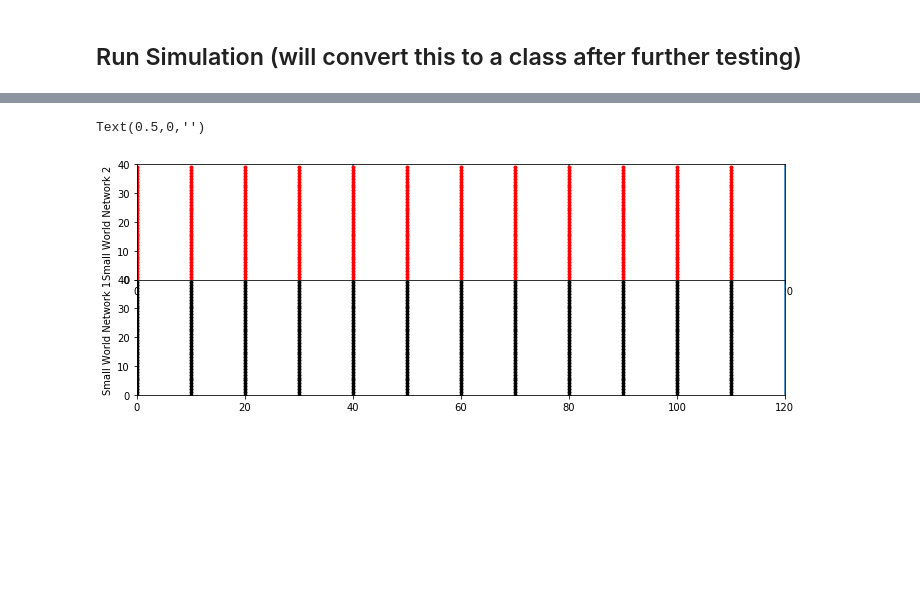
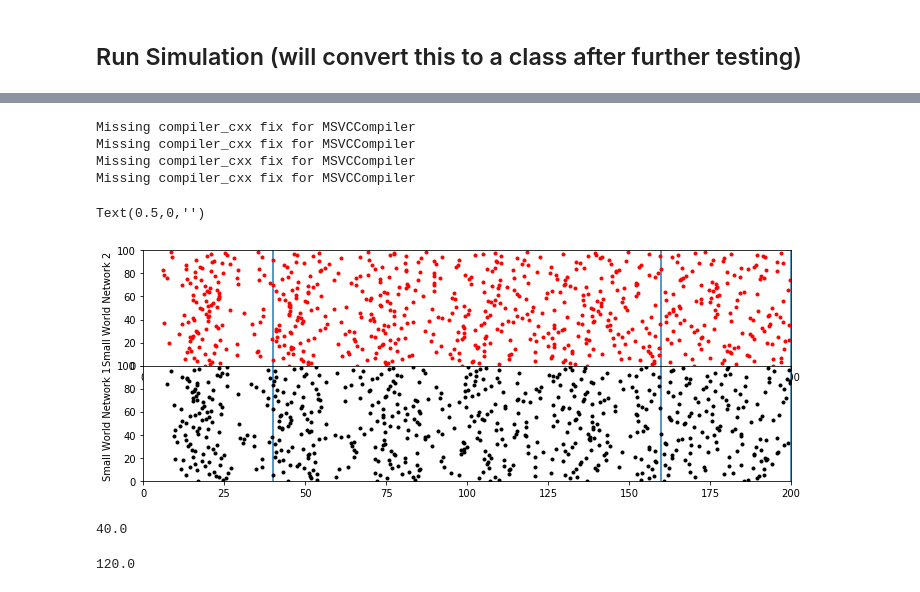
Before and after one commit to KokilaP/Neural-Networks, a Jupyter notebook: N2_BatchSimModel.ipynb, the cells around one changed output, grey strips where cells are left out. Cells and saved outputs as stored; diff of their text form; code cells hidden in the pictures; blank space fills up the shorter version.

```diff
--- a/N2_BatchSimModel.ipynb
+++ b/N2_BatchSimModel.ipynb
@@ -551,7 +552,7 @@ Network Architecture Variables:
     excit - number of excitatory neurons
     inhib - number of inhibitory neurons
 '''
-n = 40
+n = 100
 p1 = 0.5
 p2 = 0.5
 k = 2
@@ -576,7 +577,7 @@ Network Simulation Variables:
 N = n
 v_r = 0*volt
 v_th = 1*volt
-run_time = 100
+run_time = 200
 p_couple = 0.5 #0.99
 w_couple = 0.5*volt #1
 integ_method = 'euler' # or can use 'linear' if differential equation is linear
@@ -609,14 +610,14 @@ C_mem = 10e-6*farad/cm2 * SA # units are farad
 E_ex = 0*mV
 E_i = -80*mV
 v_c = 0*volt
-I_c = 10*pamp # same as I_ext
+I_c = 10 # same as I_ext, units pamp
 tau_ge = 2*ms
-tau_gi_c = 10*ms
+tau_gi_c = 50 # units of ms
 connect_type = 'ee'
 
 # Defining variable parameters using functions in the SynchronicityCalculation class
-tau_gi_var = sync.sync_parameter(tau_gi_c,3,1)*ms
-I_var = sync.sync_parameter(I_c,1,1) * amp
+tau_gi_var = sync.sync_parameter(tau_gi_c,1,n)*ms
+I_var = sync.sync_parameter(I_c,1,n)*pamp
 
 model_2 = '''
 dv/dt = (1/C_mem)*(ge*(v - E_ex) + gi*(v - E_i) + gL*(v - E_l) + I) : volt (unless refractory)
@@ -729,50 +750,64 @@ G2.I = I_var
 # %%
 # double check if it'll be useful to have a network group in case of conflicts
-#net_NG = Network(G1,S1,G2,S2,S1c2,spikemon_G1,spikemon_G1c2)
+net_NG1.restore()
+net_NG1.add(G2,S2,P2,S1c2,spikemon_G1c2)
 
-t1 = 40 # should these go up in the input section?
-t2 = 40
+t1 = run_time*0.2 # should these go up in the input section?
+t2 = run_time*0.6
 
 # 1. To begin simulation, set inter-network synaptic weights to 0. i.e. networks are not connected
 # 2. Run simulation for the first t1*ms
 S1c2.w = 0
-run(t1*ms)
+net_NG1.run(t1*ms)
 SN1 = spikemon_G1
 SN2 = spikemon_G1c2
 # 3. Re-establish synaptic connections
 # 4. Run simulation for the next t2*ms
 S1c2.w = w_couple
-run(t2*ms)
+net_NG1.run(t2*ms)
 SN1c = spikemon_G1
 SN2c = spikemon_G1c2
 # 5. Remove synaptic connections again
 # 6. Run simulation for the last t1*ms
 S1c2.w = 0
-run(t1*ms)
+net_NG1.run(t1*ms)
+# %% [output]
+Missing compiler_cxx fix for MSVCCompiler
+Missing compiler_cxx fix for MSVCCompiler
+Missing compiler_cxx fix for MSVCCompiler
+Missing compiler_cxx fix for MSVCCompiler
 # %%
 
 fig = plt.figure()
 
-ax1 = fig.add_axes([0.1, 0.5, 1.5, 0.4], ylim=(0, 40), xlim = (0,120))
+ax1 = fig.add_axes([0.1, 0.5, 1.5, 0.4], ylim=(0, n), xlim = (0,run_time))
 
-plt.axvline(x = t2)
-plt.axvline(x = 2*t2)
-plt.axvline(x = 3*t2)
+plt.axvline(x = t1)
+plt.axvline(x = t1+t2)
+plt.axvline(x = t2+2*t1)
 
 ylabel('Small World Network 2')
 
-ax2 = fig.add_axes([0.1, 0.1, 1.5, 0.4], ylim=(0, 40), xlim = (0,120))
+ax2 = fig.add_axes([0.1, 0.1, 1.5, 0.4], ylim=(0, n), xlim = (0,run_time))
 
 plt.axvline(x = t1)
-plt.axvline(x = 2*t1)
-plt.axvline(x = 3*t1)
+plt.axvline(x = t1+t2)
+plt.axvline(x = t2+2*t1)
 
 ylabel('Small World Network 1')
 
 
 ax1.plot(SN2.t/ms, SN2.i, '.r');
 ax2.plot(SN1.t/ms, SN1.i, '.k');
 xlabel('')
 # %% [output]
 Text(0.5,0,'')
-[figure, old version]
+[figure, new version]
+# %%
+t1
+# %% [output]
+40.0
+# %%
+t2
+# %% [output]
+120.0
```
Also changed, not shown: parts of 10 cells of this notebook, 1 other file.
